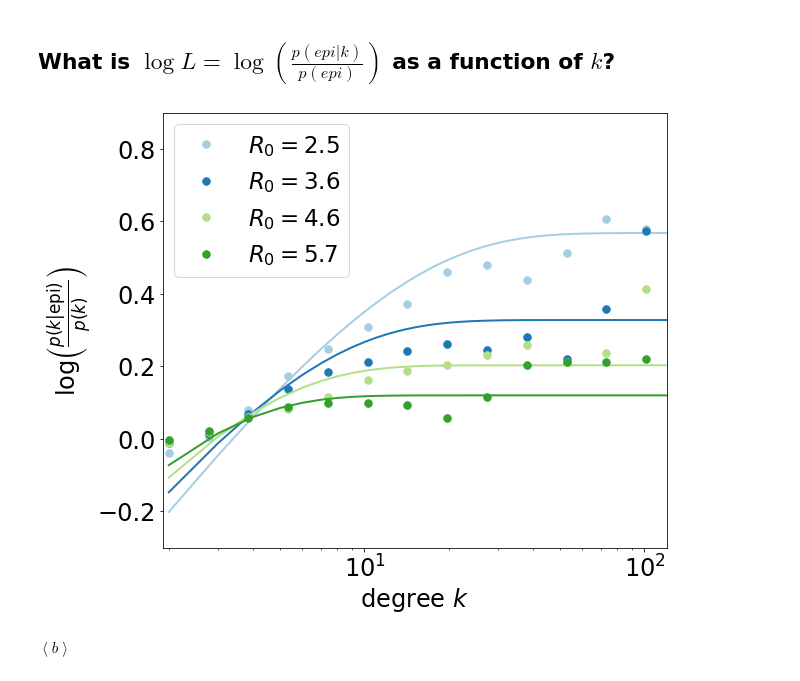
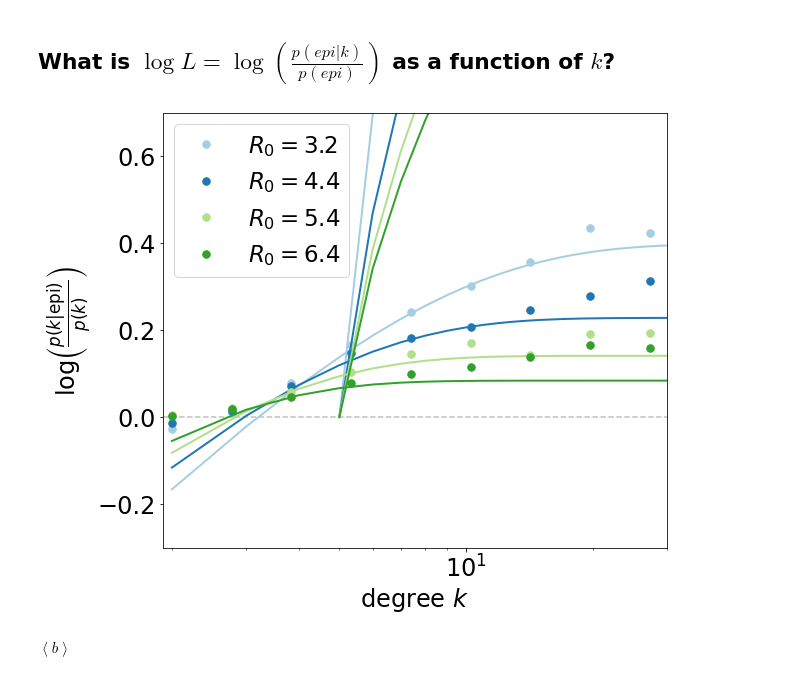
Before and after one commit to betoto008/Epidemiology_2020, a Jupyter notebook: Jupyter_Notebooks/2_Stochastic_Network.ipynb, the cells around one changed output. Drawn from its saved outputs; the diff is of its cells as text; code cells hidden in the pictures.

```diff
--- a/Jupyter_Notebooks/2_Stochastic_Network.ipynb
+++ b/Jupyter_Notebooks/2_Stochastic_Network.ipynb
@@ -226,7 +229,7 @@ for l, sigma in enumerate(sigmas):
 G_name = 'barabasi-albert'
 p=0.0
 gamma = 1/6
-sigma=1000
+sigma=1/4
 beta_array = np.array([1.2, 2.0, 3.0, 4.5])*gamma
 u = np.linspace(0.00005,0.9,100000)
 #----Load data network of contacts----
@@ -234,8 +237,8 @@ k = degree_distrib[1][1:-1]
 p_k = degree_distrib[0][1:]/len(nodeDegrees)
 #----Critical occupancy----
 T_c = meanDegree/(meanDegree2-meanDegree)
-Ts_SIR = 1-((4)/((4+((beta_array)/(gamma)))))
-
+#Ts_SIR = 1-((4)/((4+((beta_array)/(gamma)))))
+Ts_SIR = 1-np.array([np.sum(p_k*((k)/(k+(b/gamma)))) for b in beta_array])
 colors_R = plt.cm.Paired(np.arange(5))
 
 fig2, ax2 = plt.subplots(figsize = (10,8), gridspec_kw={'left':.2})
@@ -251,18 +254,18 @@ surv_prob_p10 = np.array([])
 surv_prob_p00 = np.array([])
 
 max_degree_fit = 40
+degrees = np.array(np.arange(1,int(max_degree_fit)))
 
 data = ax2.hist(nodeDegrees, cumulative= True, bins=np.logspace(np.log10(2), np.log10(np.max(nodeDegrees)), 15), density = True, alpha = .2)
 
-#Ts_SEIR = 1-((4)/((4+((beta_array2)/(gamma)))))
 u_sol_SIR = np.array([u[np.array([np.sum(p_k*k*(1+(i-1)*j)**(k-1)) for i in u])>(np.sum(p_k*k)*u)][-1] for j in Ts_SIR])
-#u_sol_SEIR = np.array([u[np.array([np.sum(p_k*k*(1+(i-1)*j)**(k-1)) for i in u])>(np.sum(p_k*k)*u)][-1] for j in Ts_SEIR])
 S_SIR = 1 - np.array([np.sum(p_k*(1+(i-1)*j)**k) for (i, j) in zip(u_sol_SIR, Ts_SIR)])
-#S_SEIR = 1 - np.array([np.sum(p_k*(1+(i-1)*j)**k) for (i, j) in zip(u_sol_SEIR, Ts_SEIR)])
 
 for l, beta in enumerate(beta_array):
     u_sol = u[np.array([np.sum(p_k*k*(1+(i-1)*Ts_SIR[l])**(k-1)) for i in u])>(np.sum(p_k*k)*u)][-1]
     e_k = 1-(1-Ts_SIR[l]+(Ts_SIR[l]*u_sol))**k
+    a = (1-Ts_SIR[l]+Ts_SIR[l]*u_sol)
+    slope = (1-a**4*np.log(a))/(1-(a)**4)
     ax.plot(k, np.log10(e_k/S_SIR[l]), color = colors_R[l], linestyle = '-', linewidth = 2)
 
 
@@ -302,36 +305,37 @@ for l, beta in enumerate(beta_array):
     poptB, pcovB = curve_fit(cumulative_power_law, degreesB[degreesB<=max_degree_fit], B[degreesB<=max_degree_fit], p0 = (-3, 400.0))
     #Log_Likelihood = (np.log10(np.gradient(10**my_linear_function(np.log10(degrees), *poptA)))-np.log10(np.gradient(10**my_linear_function(np.log10(degrees), *poptB))))
     Log_Likelihood = np.log10(np.gradient(cumulative_power_law(degrees, *poptA)))-np.log10(np.gradient(cumulative_power_law(degrees, *poptB)))
     #########
     Log_Likelihood_data = np.log10(np.gradient(data_succ[0])/np.gradient(data[0]))[~np.isnan(np.log10(np.gradient(data_succ[0])/np.gradient(data[0])))]
     degrees_data = data[1][:-1][~np.isnan(np.log10(np.gradient(data_succ[0])/np.gradient(data[0])))]
     degrees_data = degrees_data[~np.isinf(Log_Likelihood_data)]
     Log_Likelihood_data = Log_Likelihood_data[~np.isinf(Log_Likelihood_data)]
     #########
     #if(p == 0.0):
     #    popt, pcov = curve_fit(my_linear_function, np.log10(degrees_data[degrees_data<=max_degree_fit]), Log_Likelihood_data[degrees_data<=max_degree_fit])
     #    like_deg_power00 = np.append(like_deg_power00,popt[1])
     #    like_deg_power_err00 = np.append(like_deg_power_err00,pcov[1,1])
     #if(p == 1.0):
     #    popt, pcov = curve_fit(my_linear_function, np.log10(degrees_data[degrees_data<=max_degree_fit]), Log_Likelihood_data[degrees_data<=max_degree_fit])
     #    like_deg_power10 = np.append(like_deg_power10,popt[1])
     #    like_deg_power_err10 = np.append(like_deg_power_err10,pcov[0,0])
     #########
 
     degrees_array = np.linspace(np.min(degrees_data), np.max(degrees_data), 500)
     ax.plot(degrees_data, Log_Likelihood_data,linestyle = '', marker = '.', color=colors_R[l], ms = 15, label = r'$R_0=$%.1f'%(Ts_SIR[l]/T_c))
     #ax.plot(degrees_array, my_linear_function(np.log10(degrees_array), *popt), linestyle = '--',color=colors_R[l],linewidth = 2)
 
+    ax.plot(k, slope*np.log10((k-4)), color = colors_R[l], linestyle = '-', linewidth = 2)
+ax.hlines(0, 0, max_degree_fit, linestyle = '--', color = 'silver')
 my_plot_layout(ax = ax, yscale='linear', xscale='log', ylabel=r'$\log{\left(\frac{p(k|\mathrm{epi})}{p(k)}\right)}$', xlabel=r'degree $k$')
 my_plot_layout(ax = ax2, yscale='linear', xscale='log', xlabel=r'degree $k$')
 
 ax.legend(fontsize = 23)
-ax.set_ylim(-.3, .9)
-ax.set_xlim(1.9, 120)
-fig.savefig('../Figures/Stochastic/Networks/barabasi-albert/log-likelihood_sigma%.1f_p%.1f.png'%(sigma, p))
+ax.set_ylim(-.3, .7)
+ax.set_xlim(1.9, 30)
 fig.savefig('../Figures/Stochastic/Networks/barabasi-albert/log-likelihood_sigma%.1f_p%.1f.pdf'%(sigma, p))
 plt.close(fig2)
 # %% [output]
-[figure, old version]
+[figure, new version]
 # %% [markdown]
 $\left\langle b \right\rangle$
```
Also changed, not shown: parts of 4 cells of this notebook, 20 other files.
